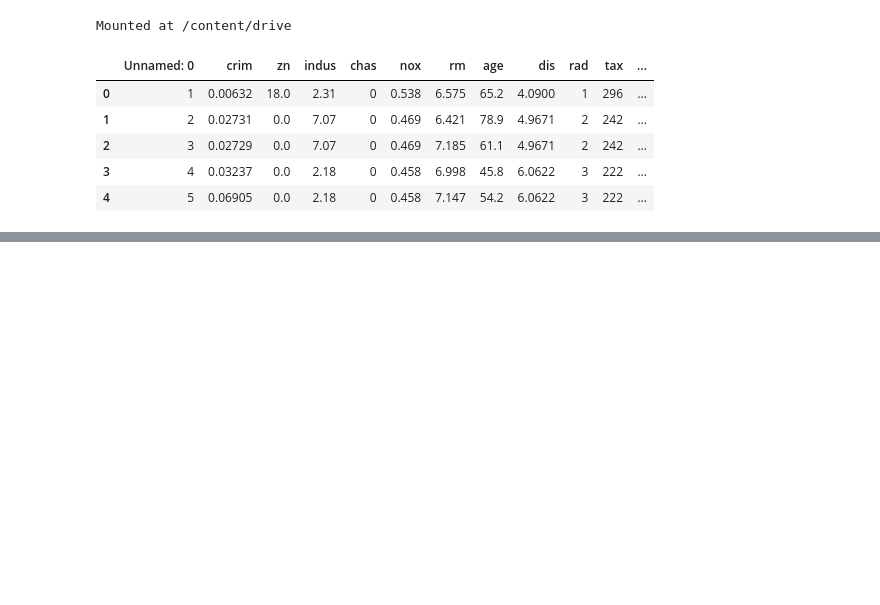
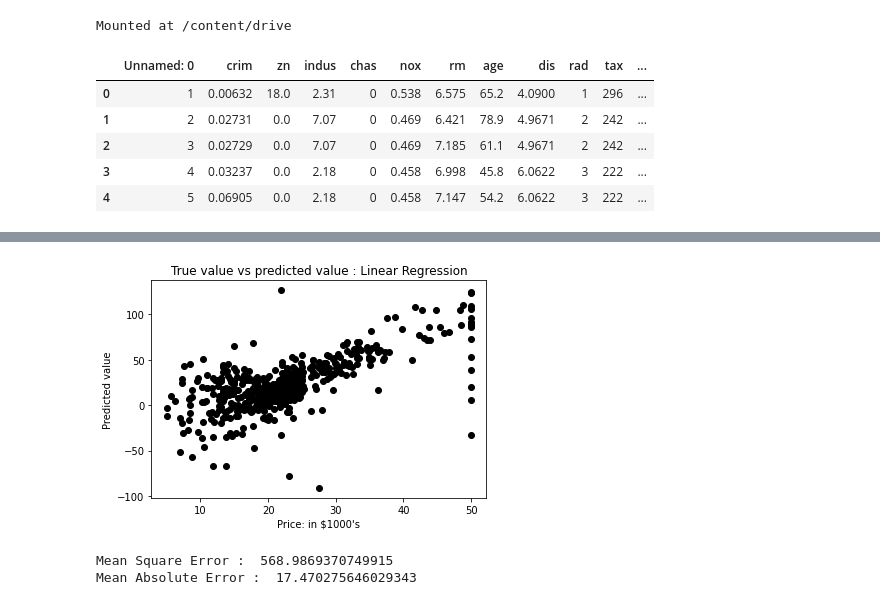
Before and after one commit to shubhamshinde3/DL_collab, a Jupyter notebook: DL_Lab_P1.ipynb, the cells around one changed output, grey strips where cells are left out. Saved outputs shown, nothing was run; the diff lists cells and outputs as text; code cells hidden in the pictures; blank space fills up the shorter version.

```diff
--- a/DL_Lab_P1.ipynb
+++ b/DL_Lab_P1.ipynb
@@ -19,0 +73,16 @@ df.head()
+# %%
+q = df1['medv'].values
+# %%
+import numpy as np
+def coeff(x, y):
+  c = 0.0
+  v = 0.0
+  for i in range(np.size(x)):
+    c = +(x[i] - np.mean(x)) * (y[i] - np.mean(y))
+    v = +pow((x[i] - np.mean(x)), 2)
+  print("slope:",c,"\n","intercept:", v)
+  b1 = c/v
+  b0 = np.mean(y) - b1 * np.mean(x)
+  return b0 , b1
+# %%
+b0 , b1 = coeff(p,q)
@@ -19,0 +92,4 @@ df.head()
+# %%
+# The line for simple linear regression
+y1 = b0 + b1 * p
+y1
@@ -19,0 +114,18 @@ df.head()
+# %%
+import matplotlib.pyplot as plt
+plt.scatter(q, y1, c = 'black')
+plt.xlabel("Price: in $1000's")
+plt.ylabel("Predicted value")
+plt.title("True value vs predicted value : Linear Regression")
+plt.show()
+# %% [output]
+[figure, added]
+# %%
+from sklearn.metrics import mean_squared_error, mean_absolute_error
+mse = mean_squared_error(q, y1)
+mae = mean_absolute_error(q,y1)
+print("Mean Square Error : ", mse)
+print("Mean Absolute Error : ", mae)
+# %% [output]
+Mean Square Error :  568.9869370749915
+Mean Absolute Error :  17.470275646029343
```
Also changed, not shown: parts of 17 cells of this notebook.
